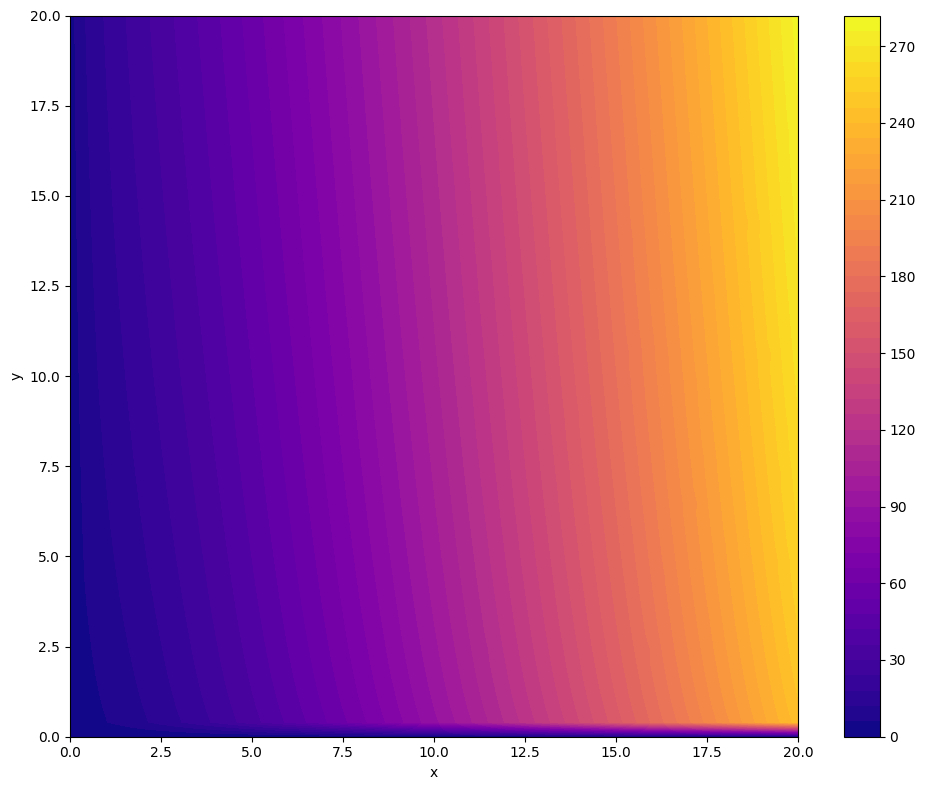
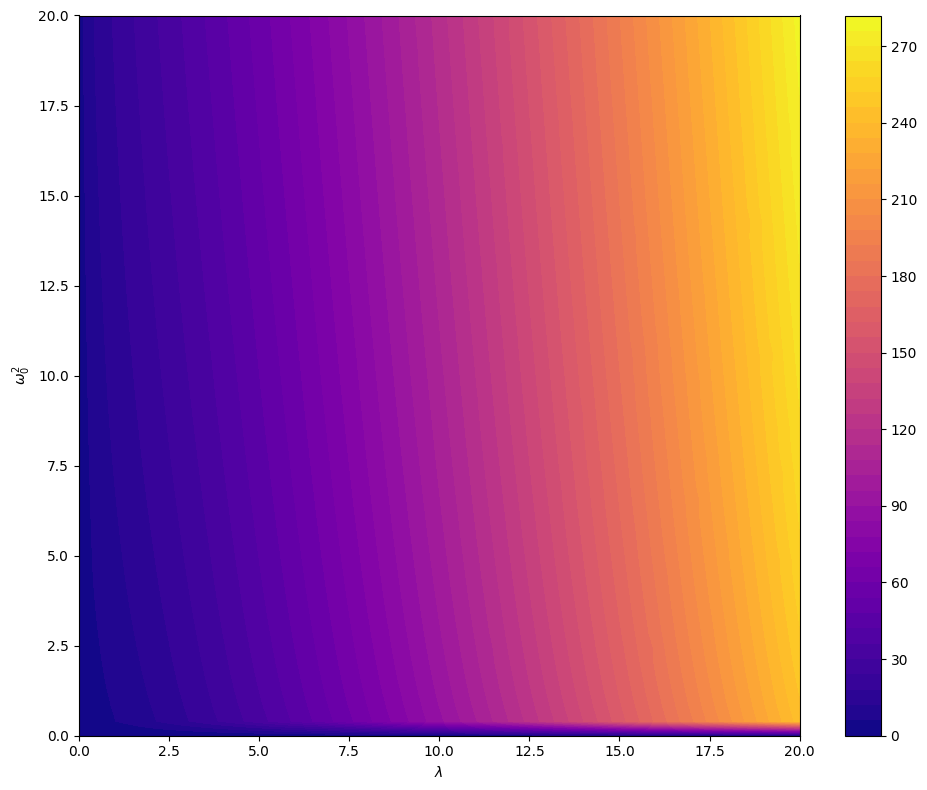
The notebook cell's code change between the first figure and the second:
--- before
+++ after
@@ -8,3 +8,3 @@
 Z = grid_of_amplitude(van_der_pol_rk4, [1.1, 3.1], [x, y], 0.01, 20, 20, lambda x: x[0])
 
-plot_heatmap(x, y, Z)
+plot_heatmap(x, y, Z, x_label=r'$\lambda$', y_label=r'$\omega_0^2$')

Commit: exp1 finished